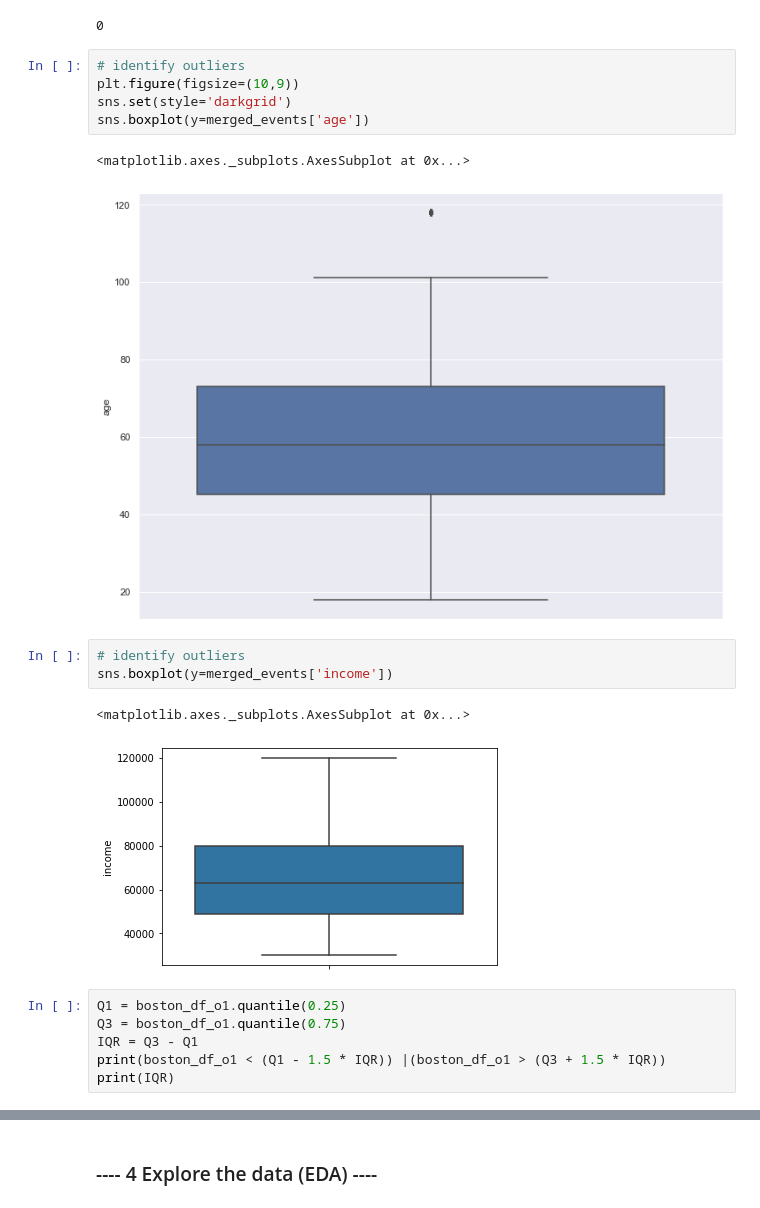
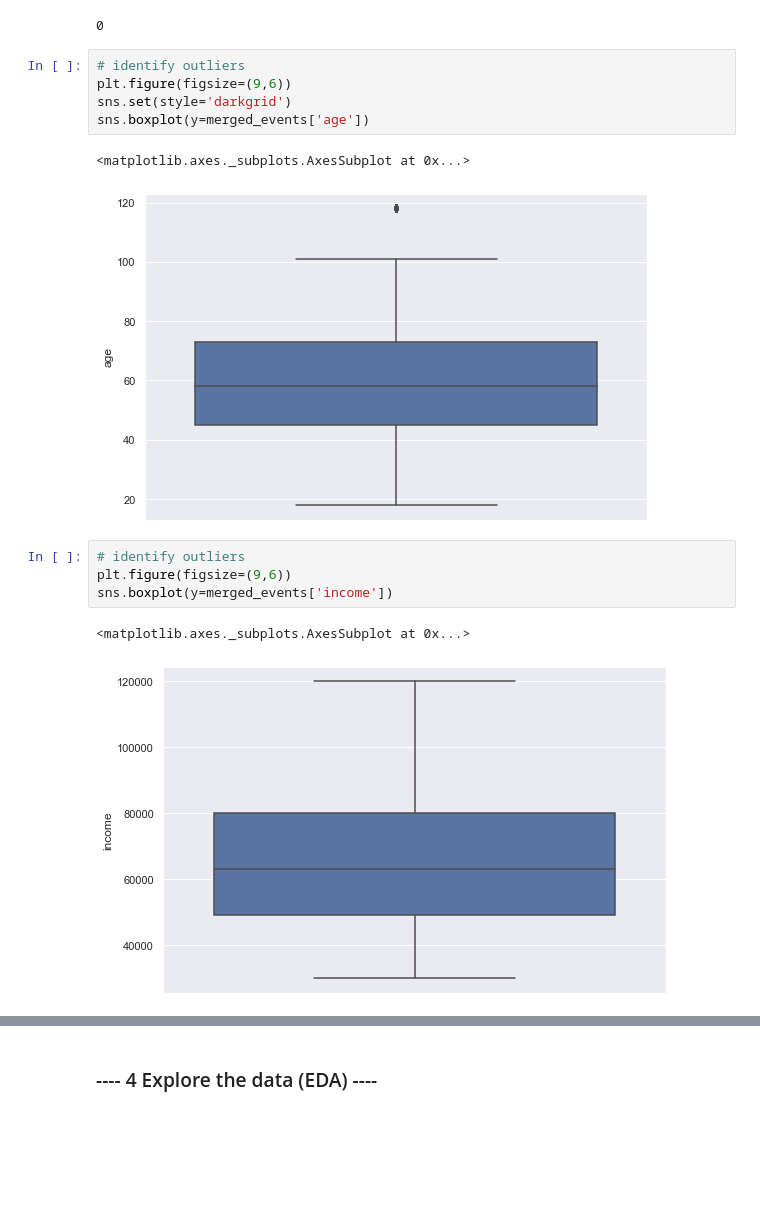
Before and after one commit to shabrown/Starbucks-Capstone-Challenge, a Jupyter notebook: Starbucks_Capstone_Challenge.ipynb, the cells around one changed output, grey strips where cells are left out. Drawn from its saved outputs; the diff is of its cells as text; blank space fills up the shorter version.

```diff
--- a/Starbucks_Capstone_Challenge.ipynb
+++ b/Starbucks_Capstone_Challenge.ipynb
@@ -497,21 +541,16 @@ merged_events.duplicated().sum()
 0
 # %%
 # identify outliers
-plt.figure(figsize=(10,9))
+plt.figure(figsize=(9,6))
 sns.set(style='darkgrid')
 sns.boxplot(y=merged_events['age'])
 # %% [output]
 <matplotlib.axes._subplots.AxesSubplot at 0x...>
-[figure, old version]
+[figure, new version]
 # %%
 # identify outliers
+plt.figure(figsize=(9,6))
 sns.boxplot(y=merged_events['income'])
 # %% [output]
 <matplotlib.axes._subplots.AxesSubplot at 0x...>
-[figure, old version]
+[figure, new version]
-# %%
-Q1 = boston_df_o1.quantile(0.25)
-Q3 = boston_df_o1.quantile(0.75)
-IQR = Q3 - Q1
-print(boston_df_o1 < (Q1 - 1.5 * IQR)) |(boston_df_o1 > (Q3 + 1.5 * IQR))
-print(IQR)
```
Also changed, not shown: parts of 61 cells of this notebook, 2 other files.
